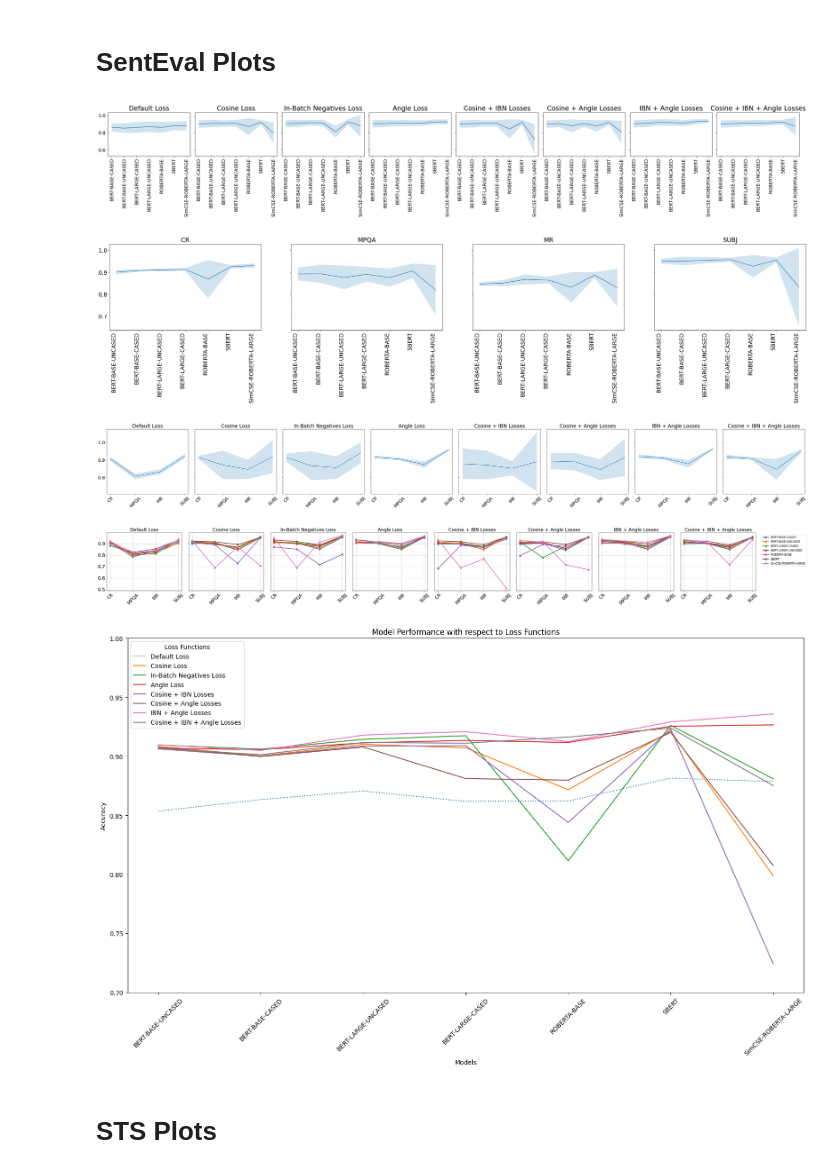
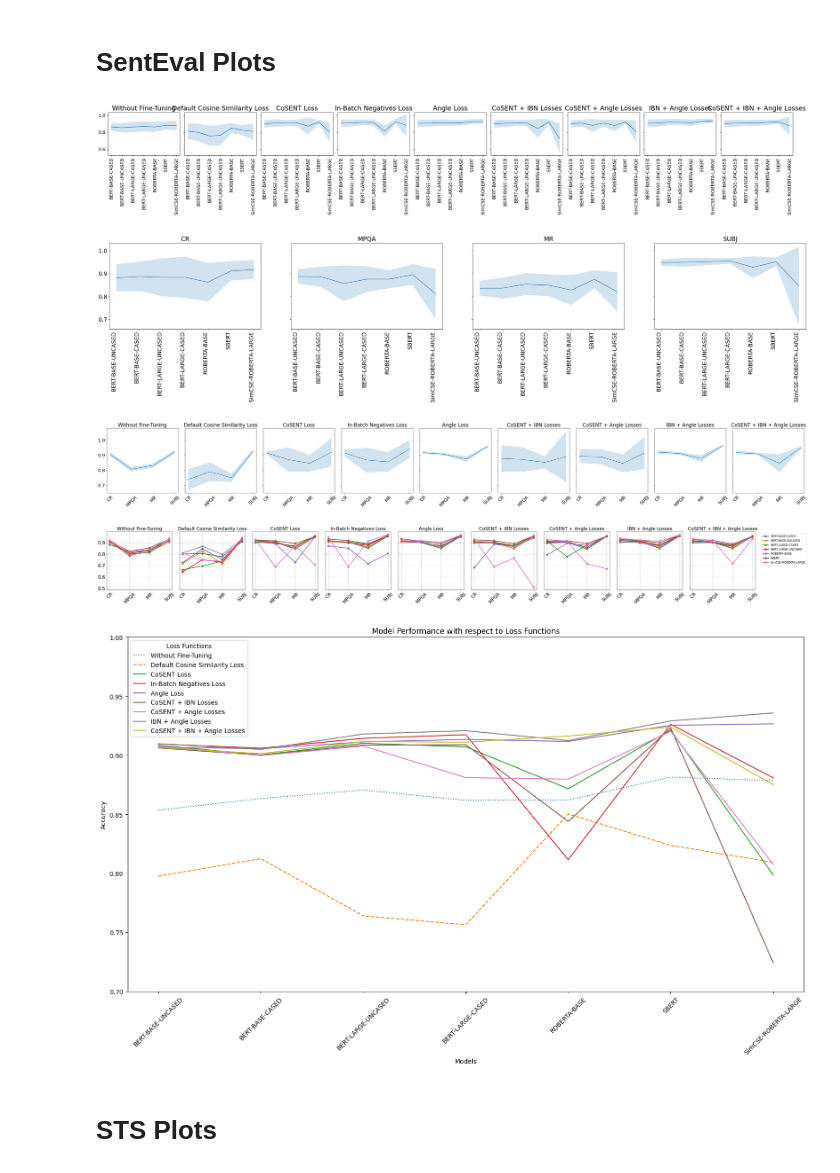
Before and after one commit to rahulsikder223/fine-tuning-llm, a Jupyter notebook: Code/results_plots_senteval_sts.ipynb, the cells around one changed output. Saved outputs shown, nothing was run; the diff lists cells and outputs as text; code cells hidden in the pictures.

Commit message:
Code and results updated

```diff
--- a/Code/results_plots_senteval_sts.ipynb
+++ b/Code/results_plots_senteval_sts.ipynb
@@ -8,7 +8,7 @@ import seaborn as sns
 # %% [markdown]
 # Plot Functions
 # %%
-def plot_results_generic(np_data, models, objectives, lowest=0.5):
+def plot_results_generic(np_data, models, objectives, lowest=0.5, is_sts=True):
   means = np.mean(np_data, axis=2)
   stds = np.std(np_data, axis=2)
   plt.figure(figsize=(16, 10))
@@ -16,12 +16,17 @@ def plot_results_generic(np_data, models, objectives, lowest=0.5):
   for i, obj in enumerate(objectives):
       if i == 0:
           plt.plot(models, means[:, i], label=obj, linestyle=':')
+      elif i == 1:
+          plt.plot(models, means[:, i], label=obj, linestyle='--')
       else:
           plt.plot(models, means[:, i], label=obj)
       # plt.fill_between(models, means[:, i] - stds[:, i], means[:, i] + stds[:, i], alpha=0.2)
 
   plt.title('Model Performance with respect to Loss Functions')
-  plt.ylabel('Accuracy')
+  if is_sts:
+      plt.ylabel('Spearman\'s Rank Correlation Coefficient')
+  else:
+      plt.ylabel('Accuracy')
   plt.ylim((lowest, 1))
   plt.xlabel('Models')
   plt.xticks(rotation=45)
@@ -142,14 +147,15 @@ array_sts = np.load('BERT_STS_Results_Default.npy')
 # %%
 models = ['BERT-BASE-UNCASED', 'BERT-BASE-CASED', 'BERT-LARGE-UNCASED', 'BERT-LARGE-CASED', 'ROBERTA-BASE', 'SBERT', 'SimCSE-ROBERTA-LARGE']
 objectives = [
-    'Default Loss',
-    'Cosine Loss',
+    'Without Fine-Tuning',
+    'Default Cosine Similarity Loss',
+    'CoSENT Loss',
     'In-Batch Negatives Loss',
     'Angle Loss',
-    'Cosine + IBN Losses',
-    'Cosine + Angle Losses',
+    'CoSENT + IBN Losses',
+    'CoSENT + Angle Losses',
     'IBN + Angle Losses',
-    'Cosine + IBN + Angle Losses']
+    'CoSENT + IBN + Angle Losses']
 datasets_senteval = ['CR', 'MPQA', 'MR', 'SUBJ']
 datasets_sts = ['STS-B', 'STS12', 'STS13', 'STS14', 'STS15', 'STS16', 'SICK-R']
 # %% [markdown]
@@ -173,23 +179,23 @@ df_senteval = get_df(array_senteval, models, objectives, datasets_senteval)
 # %%
 plot_model_obj(df_senteval)
 # %% [output]
-[figure, old version]
+[figure, new version]
 # %%
 plot_model_dataset(df_senteval, models)
 # %% [output]
-[figure, old version]
+[figure, new version]
 # %%
 plot_datasets_obj(df_senteval)
 # %% [output]
-[figure, old version]
+[figure, new version]
 # %%
 plot_datasets_obj_line(df_senteval)
 # %% [output]
-[figure, old version]
+[figure, new version]
 # %%
-plot_results_generic(array_senteval, models, objectives, lowest=0.7)
+plot_results_generic(array_senteval, models, objectives, lowest=0.7, is_sts=False)
 # %% [output]
-[figure, old version]
+[figure, new version]
 # %% [markdown]
 # STS Plots
 # %%
```
Also changed, not shown: parts of 31 cells of this notebook, 14 other files.
